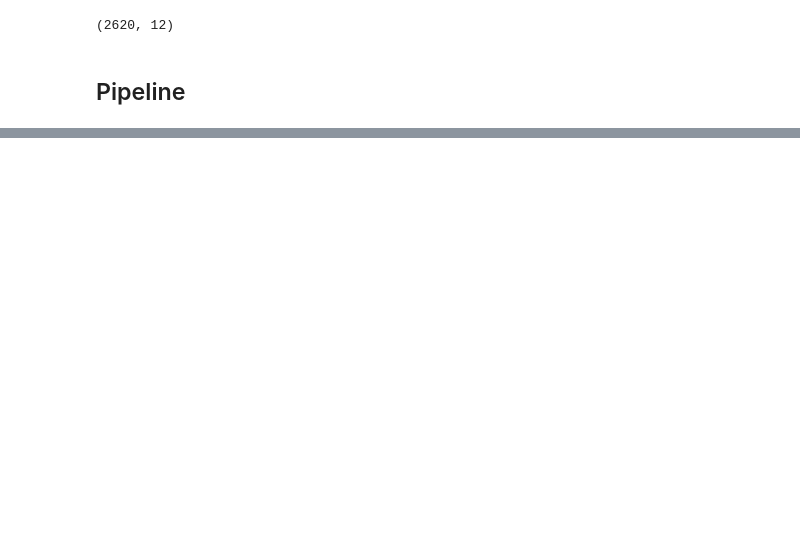
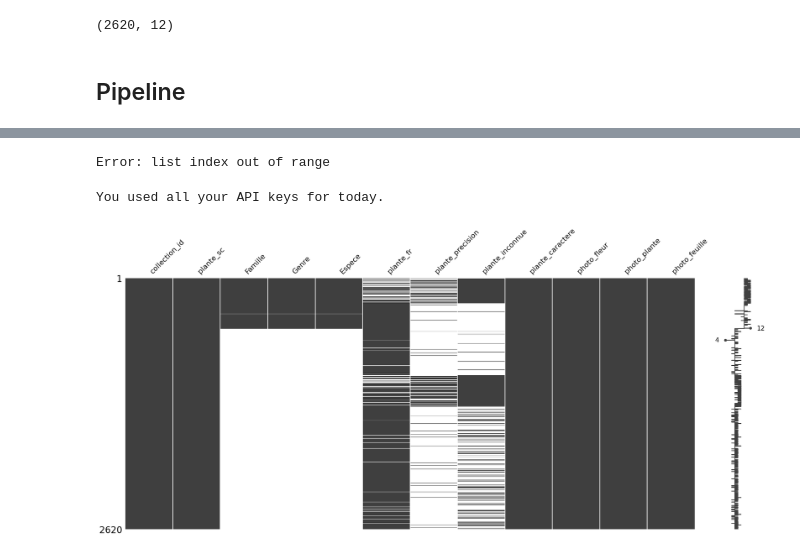
Before and after one commit to juldpnt/fil-rouge-pollinisateurs, a Jupyter notebook: notebooks/plantnet_whole.ipynb, the cells around one changed output, grey strips where cells are left out. Saved outputs shown, nothing was run; the diff lists cells and outputs as text; code cells hidden in the pictures; blank space fills up the shorter version.

Commit message:
pipeline operationnel ! qqes ptits bugs à corriger

```diff
--- a/notebooks/plantnet_whole.ipynb
+++ b/notebooks/plantnet_whole.ipynb
@@ -187,0 +209,15 @@ plantes_sc_labelled.shape # verification du maintien de la dimension du datafram
+# %%
+def verification_progression(df_name):
+    # importe le dataframe plantes_sc_labelled depuis le fichier csv
+    df = pd.read_csv(f"data/temporary_data/plantes/{df_name}.csv")
+    # utilise missingno pour visualiser les valeurs manquantes dans le dataframe
+    msno.matrix(df)
+# %%
+pipeline_remplissage('plantes_sc_labelled', 200)
+# %% [output]
+Error: list index out of range
+You used all your API keys for today.
+# %%
+verification_progression('plantes_sc_labelled')
+# %% [output]
+[figure, added]
```
Also changed, not shown: parts of 8 cells of this notebook.
